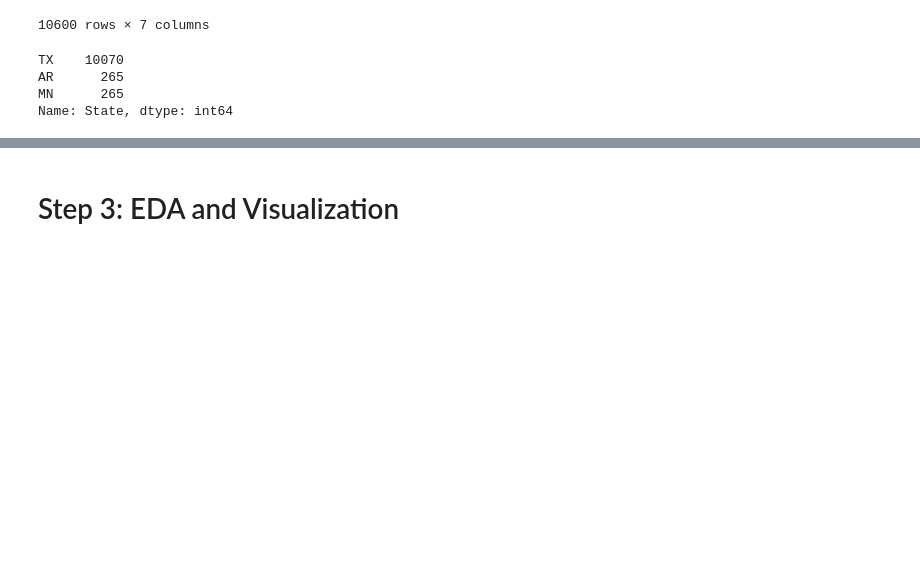
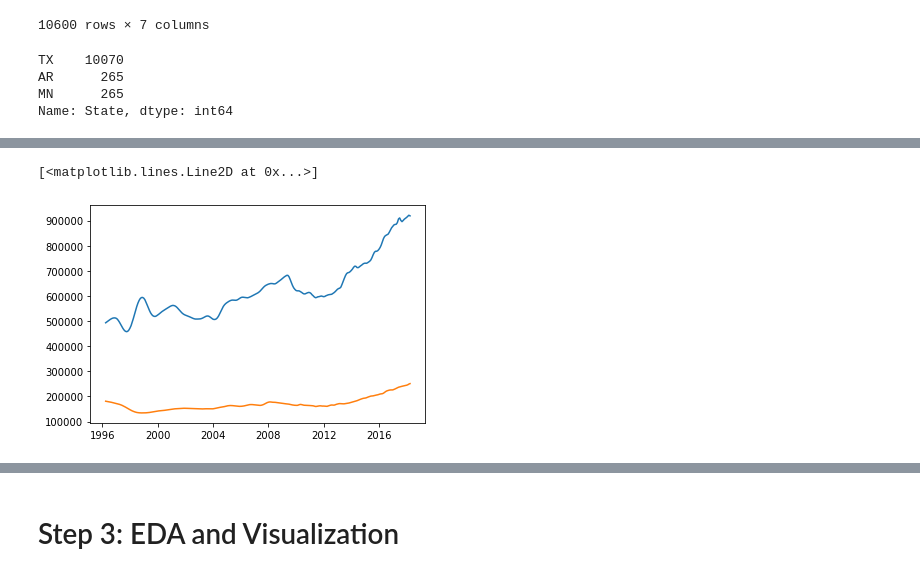
Before and after one commit to kuninethan95/Time_Series_Model, a Jupyter notebook: time-series/starter_notebook.ipynb, the cells around one changed output, grey strips where cells are left out. Cells and saved outputs as stored; diff of their text form; code cells hidden in the pictures; blank space fills up the shorter version.

```diff
--- a/time-series/starter_notebook.ipynb
+++ b/time-series/starter_notebook.ipynb
@@ -114,0 +255,2 @@ austin_78704
+# %%
+regions = list(df_austinlong['RegionName'].values)
@@ -114,0 +278,2 @@ austin_78704
+# %%
+df_austinlong.index = pd.to_datetime(df_austinlong.index)
@@ -114,0 +297,4 @@ austin_78704
+# %%
+some_dict = {}
+for i in regions:
+    some_dict[i] = df_austinlong[df_austinlong['RegionName']==i]
@@ -114,0 +305,4 @@ austin_78704
+# %%
+for k, v in some_dict.items():
+    some_dict[k].drop(columns=['RegionName', 'City', 'State', 'Metro', 'CountyName'], axis=1,inplace=True)
+    some_dict[k].sort_index(inplace=True)
@@ -114,0 +318,7 @@ austin_78704
+# %%
+
+plt.plot(some_dict[78746])
+plt.plot(some_dict[78747])
+# %% [output]
+[<matplotlib.lines.Line2D at 0x...>]
+[figure, added]
```
Also changed, not shown: parts of 32 cells of this notebook.
